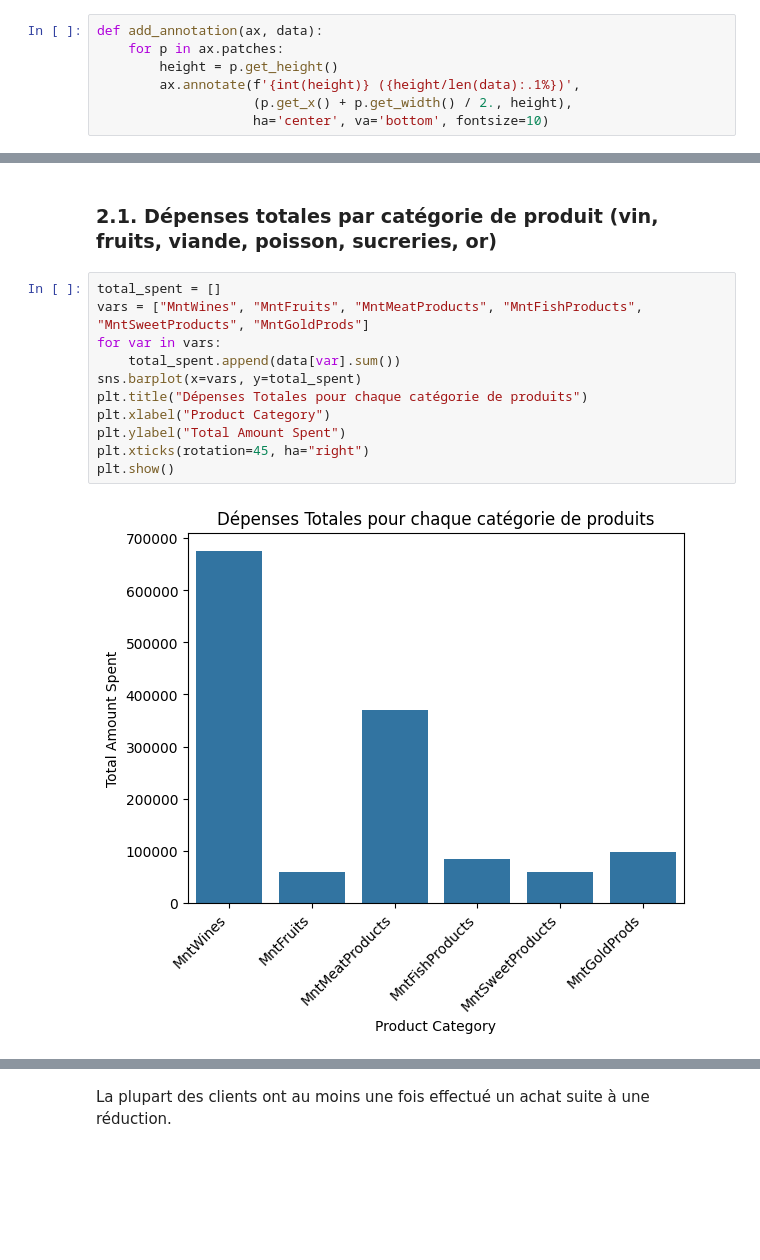
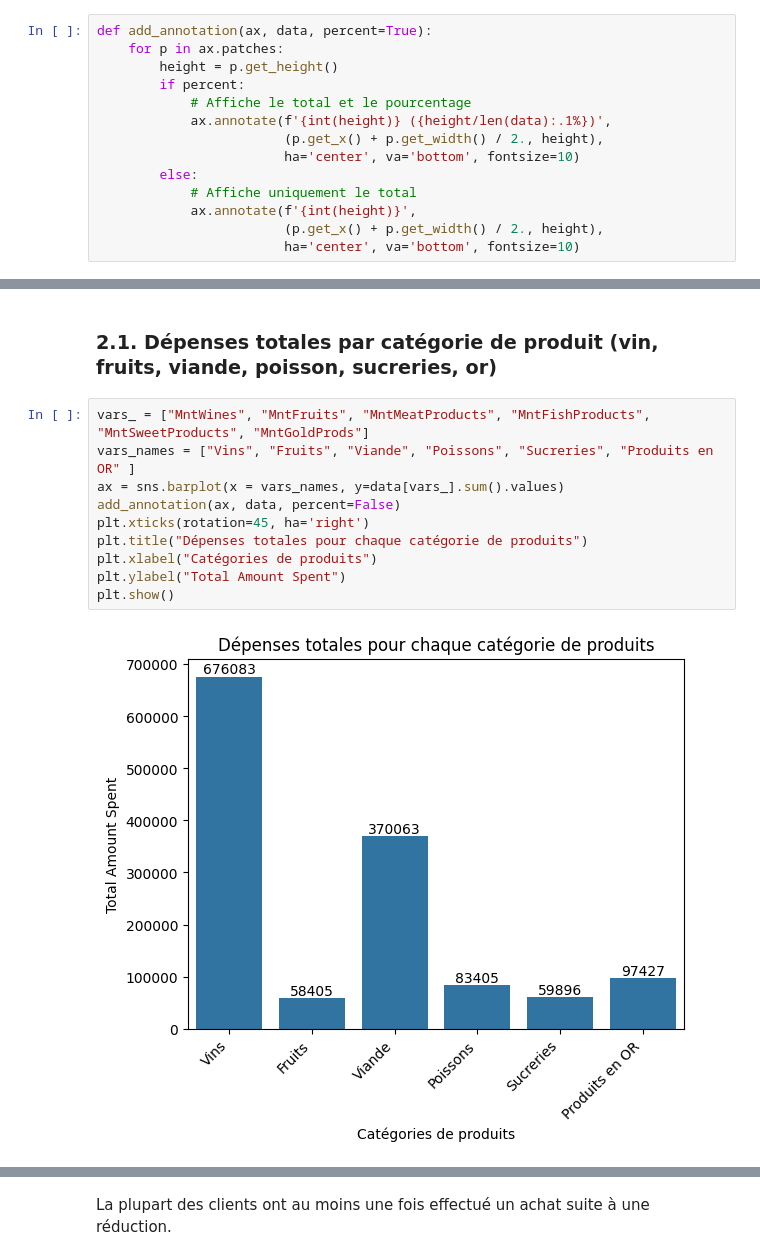
Before and after one commit to RoseM-hub/Marketing-Campaign, a Jupyter notebook: Notebooks/02 - Exploration des données.ipynb, the cells around one changed output, grey strips where cells are left out. Drawn from its saved outputs; the diff is of its cells as text; blank space fills up the shorter version.

```diff
--- a/Notebooks/02 - Exploration des données.ipynb
+++ b/Notebooks/02 - Exploration des données.ipynb
@@ -66,12 +66,19 @@ data.shape
 # %% [markdown]
 ### 1.2.1. Niveau d'étude des clients
 # %%
-def add_annotation(ax, data):
+def add_annotation(ax, data, percent=True):
     for p in ax.patches:
         height = p.get_height()
-        ax.annotate(f'{int(height)} ({height/len(data):.1%})',
-                    (p.get_x() + p.get_width() / 2., height),
-                    ha='center', va='bottom', fontsize=10)
+        if percent:
+            # Affiche le total et le pourcentage
+            ax.annotate(f'{int(height)} ({height/len(data):.1%})',
+                        (p.get_x() + p.get_width() / 2., height),
+                        ha='center', va='bottom', fontsize=10)
+        else:
+            # Affiche uniquement le total
+            ax.annotate(f'{int(height)}',
+                        (p.get_x() + p.get_width() / 2., height),
+                        ha='center', va='bottom', fontsize=10)
 # %%
 plt.figure(figsize=(8, 4))
 ax = sns.countplot(data=data, x="Education")
@@ -138,15 +148,14 @@ La majorité des clients soit, 52.9% des clients ont 1 an d'ancienneté. 24,9% o
 # %% [markdown]
 ### 2.1. Dépenses totales par catégorie de produit (vin, fruits, viande, poisson, sucreries, or)
 # %%
-total_spent = []
-vars = ["MntWines", "MntFruits", "MntMeatProducts", "MntFishProducts", "MntSweetProducts", "MntGoldProds"]
-for var in vars:
-    total_spent.append(data[var].sum())
-sns.barplot(x=vars, y=total_spent)
-plt.title("Dépenses Totales pour chaque catégorie de produits")
-plt.xlabel("Product Category")
+vars_ = ["MntWines", "MntFruits", "MntMeatProducts", "MntFishProducts", "MntSweetProducts", "MntGoldProds"]
+vars_names = ["Vins", "Fruits", "Viande", "Poissons", "Sucreries", "Produits en OR" ]
+ax = sns.barplot(x = vars_names, y=data[vars_].sum().values)
+add_annotation(ax, data, percent=False)
+plt.xticks(rotation=45, ha='right')
+plt.title("Dépenses totales pour chaque catégorie de produits")
+plt.xlabel("Catégories de produits")
 plt.ylabel("Total Amount Spent")
-plt.xticks(rotation=45, ha="right")
 plt.show()
 # %% [output]
-[figure, old version]
+[figure, new version]
```
Also changed, not shown: parts of 15 cells of this notebook.
